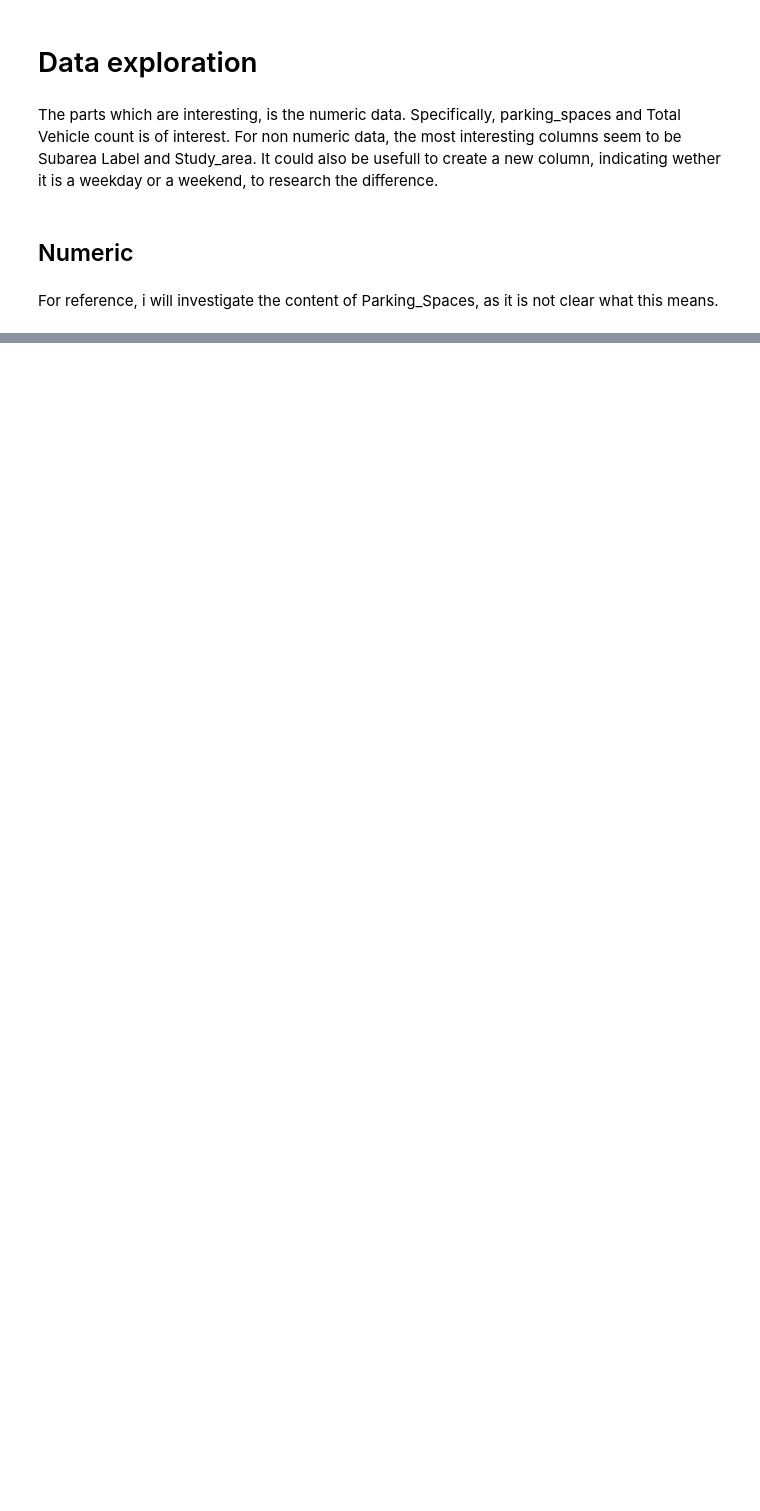
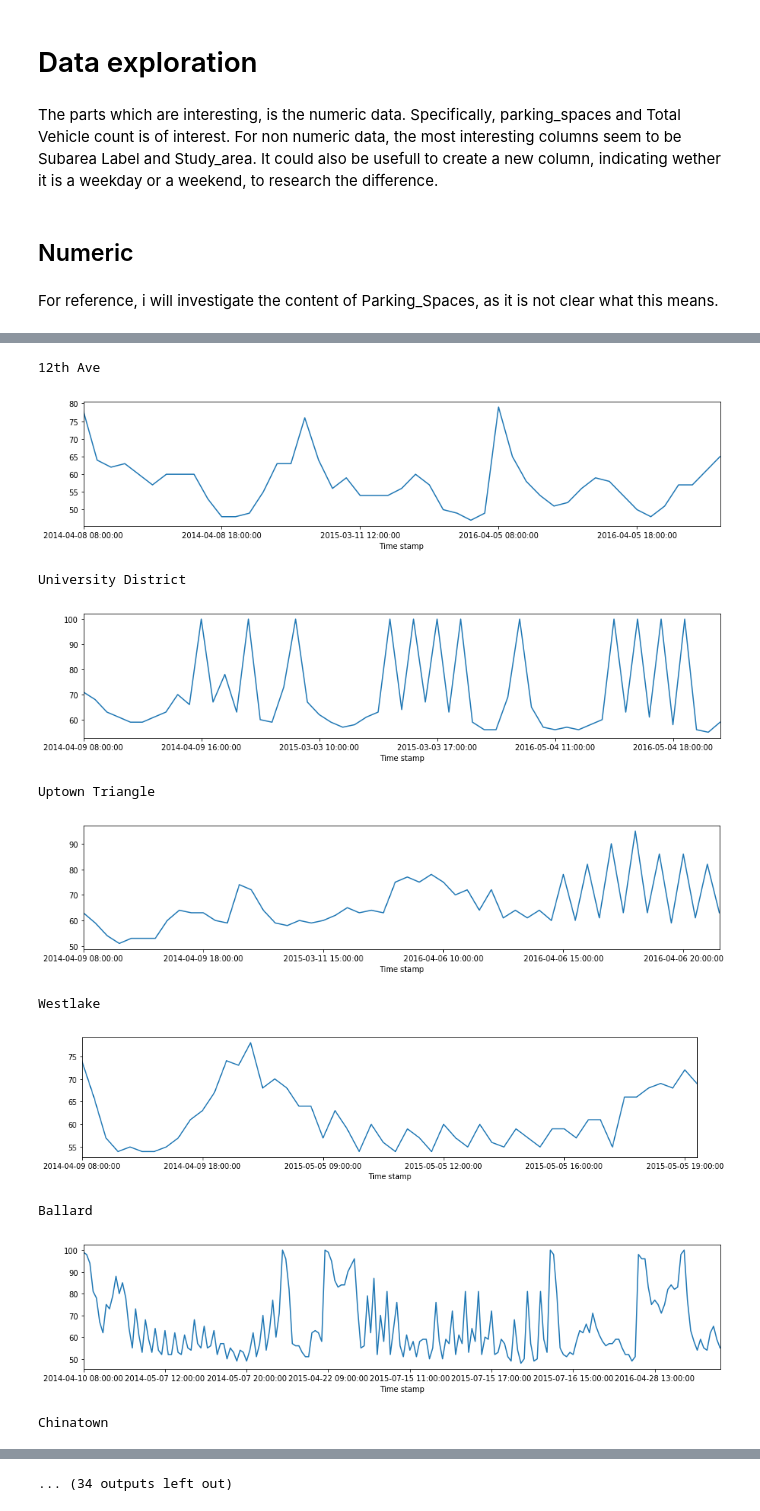
Before and after one commit to bok11/IS-Data-Analasys, a Jupyter notebook: Data Exploration (Part 2).ipynb, the cells around one changed output, grey strips where cells are left out. Drawn from its saved outputs; the diff is of its cells as text; code cells hidden in the pictures; blank space fills up the shorter version.

```diff
--- a/Data Exploration (Part 2).ipynb
+++ b/Data Exploration (Part 2).ipynb
@@ -32,0 +64,21 @@ For reference, i will investigate the content of Parking_Spaces, as it is not cl
+# %%
+my_list = df['area']['Area'].unique().tolist()
+
+for item in my_list:
+    print(item)
+    obj = df['area'][df['area']['Area'].isin({item})]
+    plt.figure(figsize=(15,3))
+    obj['% full'].plot();
+    plt.show()
+# %% [output]
+12th Ave
+[figure, added]
+University District
+[figure, added]
+Uptown Triangle
+[figure, added]
+Westlake
+[figure, added]
+Ballard
+[figure, added]
+Chinatown
@@ -33,3 +86,4 @@ For reference, i will investigate the content of Parking_Spaces, as it is not cl
+... (34 outputs left out)
 # %%
 df['raw']['Free_Spaces'].value_counts().head(10)
 # %% [output]
```
Also changed, not shown: parts of 14 cells of this notebook, 4 other files.
